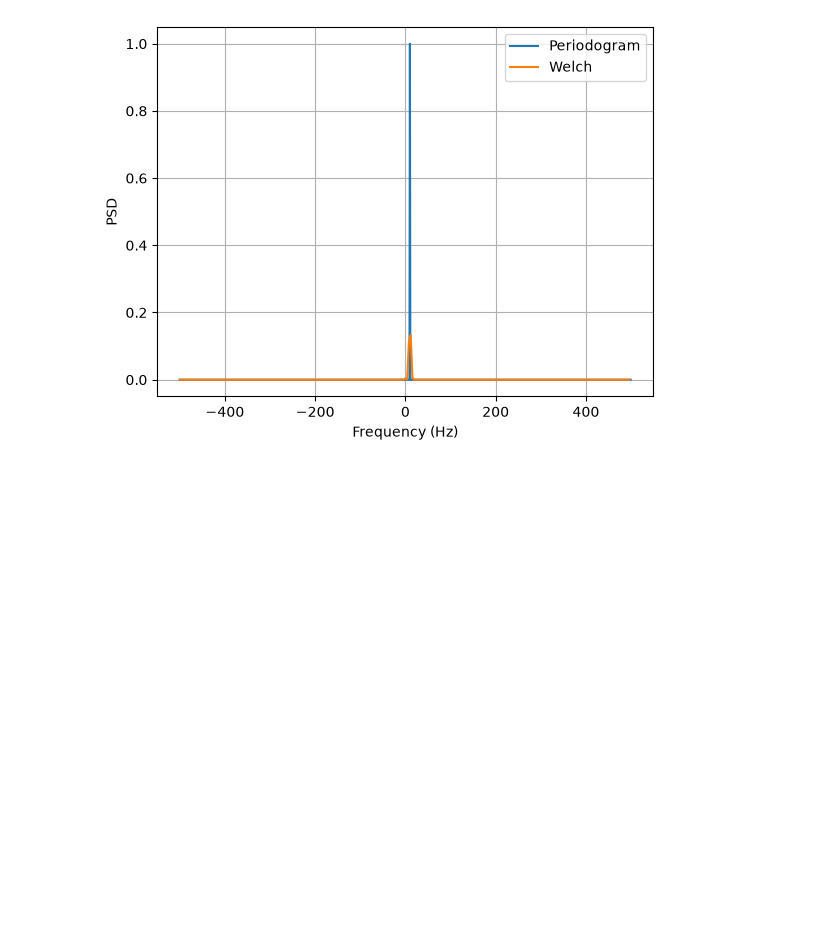
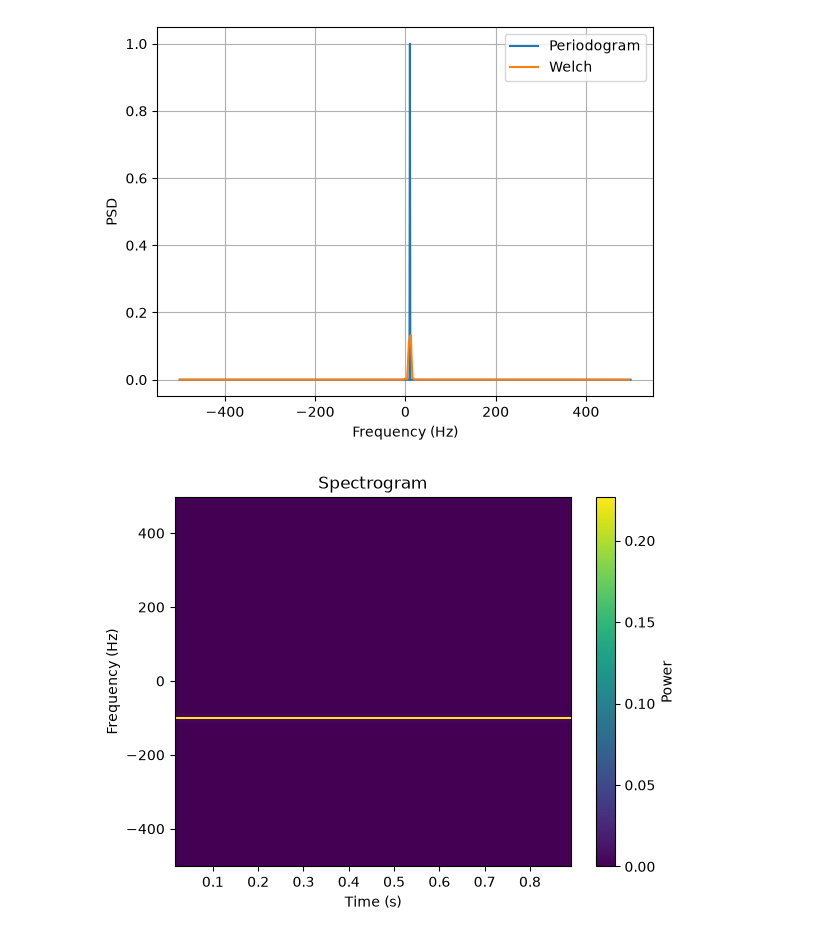
Before and after one commit to Andro-HM/IQWAV, a Jupyter notebook: notebooks/learning/01_tone_generation.ipynb, the cells around one changed output. Drawn from its saved outputs; the diff is of its cells as text; code cells hidden in the pictures; blank space fills up the shorter version.

Commit message:
Add spectrogram and waterfall data utility

```diff
--- a/notebooks/learning/01_tone_generation.ipynb
+++ b/notebooks/learning/01_tone_generation.ipynb
@@ -146,3 +146,16 @@ plt.grid()
 plt.show()
 # %% [output]
 [figure]
+# %%
+from iqwav.dsp import spectrogram_data
+
+times, freqs, power = spectrogram_data(iq_neg, fs=1000, nperseg=250)
+
+plt.pcolormesh(times, freqs, power, shading="auto")
+plt.xlabel("Time (s)")
+plt.ylabel("Frequency (Hz)")
+plt.title("Spectrogram")
+plt.colorbar(label="Power")
+plt.show()
+# %% [output]
+[figure, added]
```
Also changed, not shown: 4 other files.
